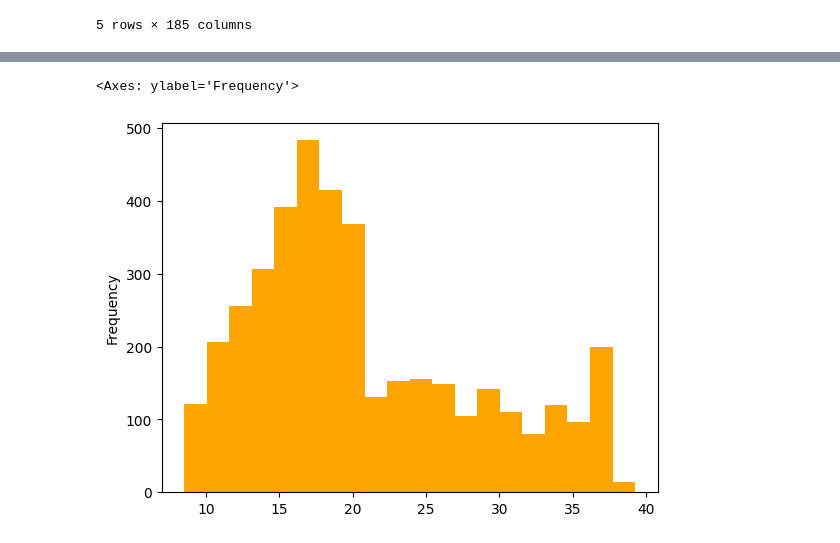
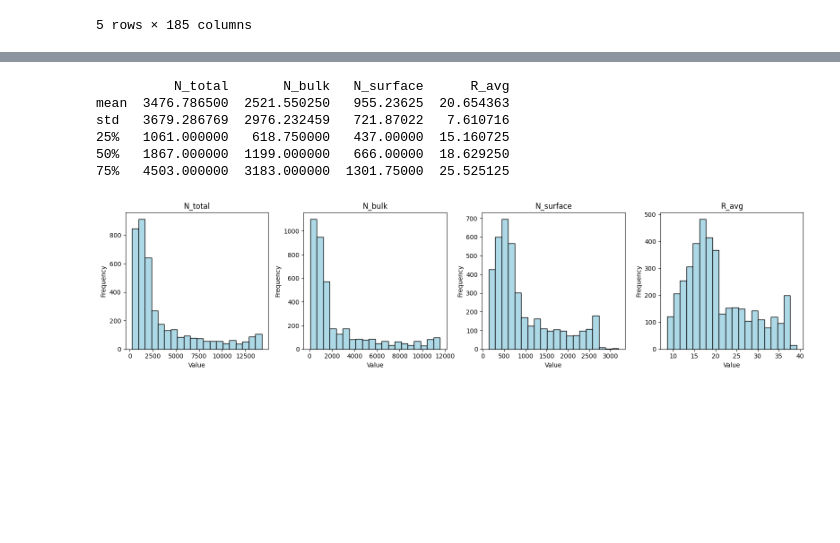
Before and after one commit to Manuja001/Deep_Learning, a Jupyter notebook: Lab01_Task2.ipynb, the cells around one changed output, grey strips where cells are left out. Cells and saved outputs as stored; diff of their text form; code cells hidden in the pictures; blank space fills up the shorter version.

```diff
--- a/Lab01_Task2.ipynb
+++ b/Lab01_Task2.ipynb
@@ -68,5 +42,26 @@ df["N_surface"].plot(kind = "hist" , bins=20 , color="green")
-# %%
-df["R_avg"].plot(kind = "hist" , bins=20 , color="orange")
-# %% [output]
-<Axes: ylabel='Frequency'>
-[figure, removed]
+# %%
+df_new = df[['N_total', 'N_bulk', 'N_surface', 'R_avg']]
+result = df_new.describe().loc[['mean', 'std', '25%', '50%', '75%']]
+
+print(result)
+# %% [output]
+          N_total       N_bulk   N_surface      R_avg
+mean  3476.786500  2521.550250   955.23625  20.654363
+std   3679.286769  2976.232459   721.87022   7.610716
+25%   1061.000000   618.750000   437.00000  15.160725
+50%   1867.000000  1199.000000   666.00000  18.629250
+75%   4503.000000  3183.000000  1301.75000  25.525125
+# %%
+plt.figure(figsize=(16,4))
+
+for i, col in enumerate(df_new.columns):
+    plt.subplot(1, 4, i+1)
+    plt.hist(df_new[col], bins=20, color='lightblue', edgecolor='black')
+    plt.title(col)
+    plt.xlabel('Value')
+    plt.ylabel('Frequency')
+
+plt.tight_layout()
+plt.show()
+# %% [output]
+[figure, added]
```
Also changed, not shown: parts of 7 cells of this notebook.
